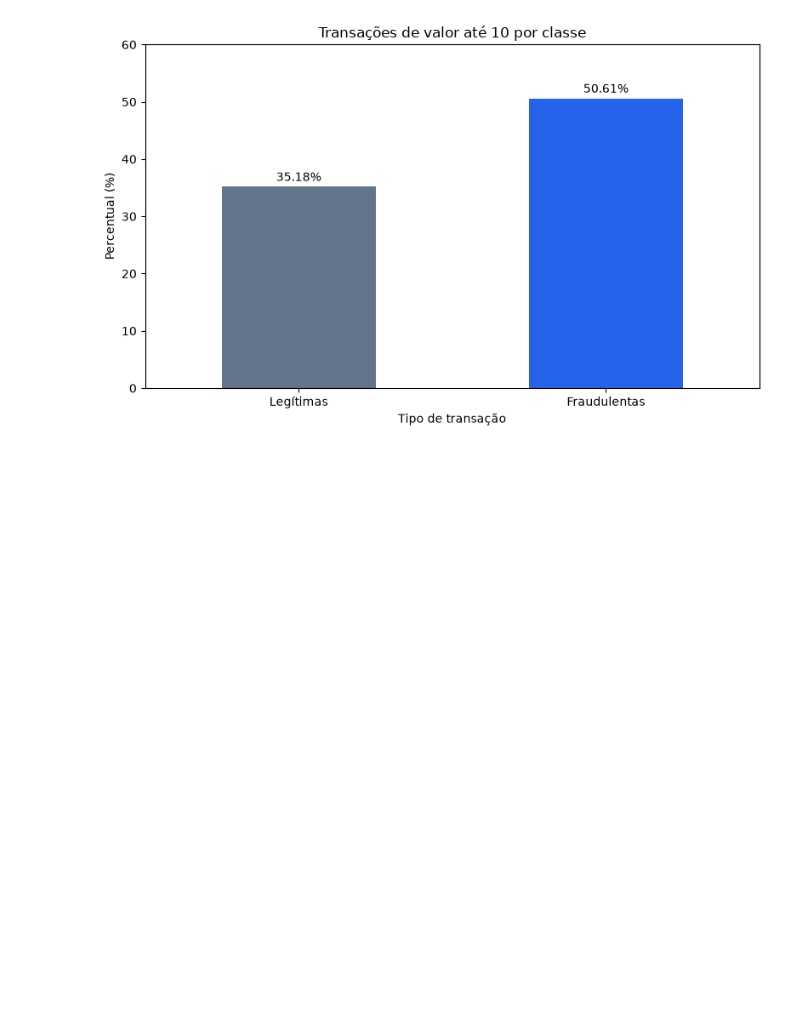
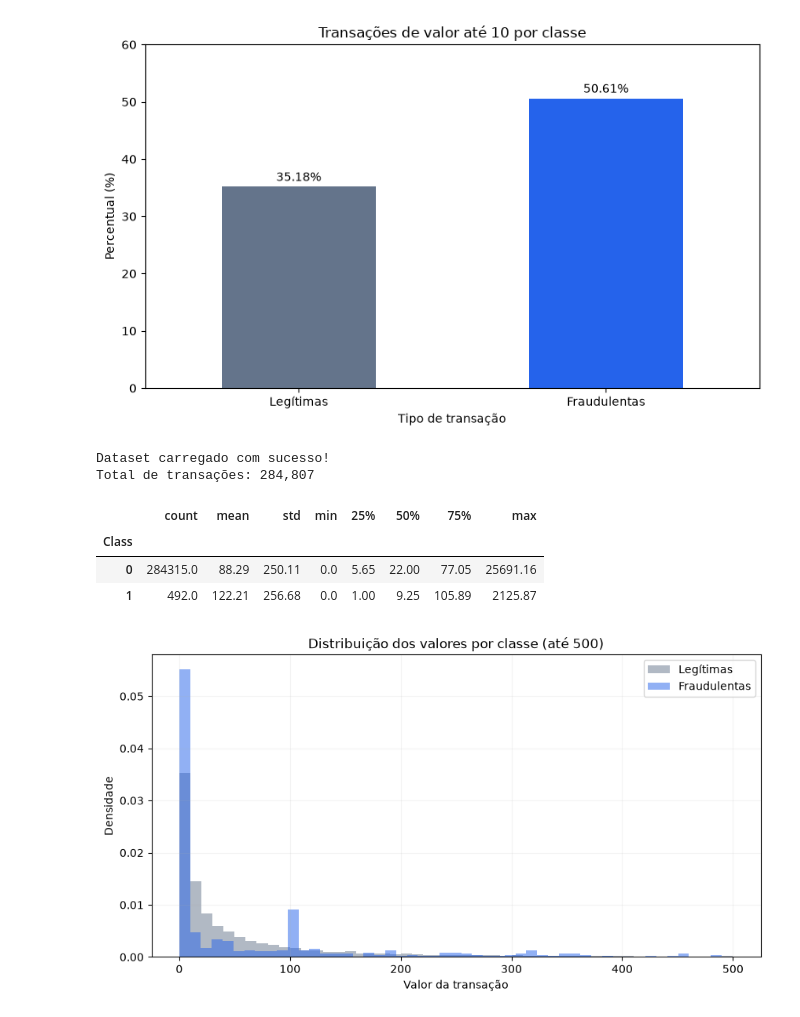
Before and after one commit to jouborges/tech-guide, a Jupyter notebook: fraud-analytics/notebooks/01_exploracao_dados.ipynb, the cells around one changed output. Cells and saved outputs as stored; diff of their text form; code cells hidden in the pictures; blank space fills up the shorter version.

```diff
--- a/fraud-analytics/notebooks/01_exploracao_dados.ipynb
+++ b/fraud-analytics/notebooks/01_exploracao_dados.ipynb
@@ -318,3 +318,51 @@ plt.tight_layout()
 plt.show()
 # %% [output]
 [figure]
+# %%
+import pandas as pd
+
+df = pd.read_csv("../data/raw/creditcard.csv")
+
+print("Dataset carregado com sucesso!")
+print(f"Total de transações: {len(df):,}")
+# %% [output]
+Dataset carregado com sucesso!
+Total de transações: 284,807
+# %%
+df.groupby("Class")["Amount"].describe().round(2)
+# %% [output]
+|  | count | mean | std | min | 25% | 50% | 75% | max |
+| Class |  |  |  |  |  |  |  |  |
+| 0 | 284315.0 | 88.29 | 250.11 | 0.0 | 5.65 | 22.00 | 77.05 | 25691.16 |
+| 1 | 492.0 | 122.21 | 256.68 | 0.0 | 1.00 | 9.25 | 105.89 | 2125.87 |
+# %%
+import matplotlib.pyplot as plt
+
+plt.figure(figsize=(10, 5))
+
+for classe, nome, cor in [
+    (0, "Legítimas", "#64748b"),
+    (1, "Fraudulentas", "#2563eb")
+]:
+    valores = df.loc[
+        (df["Class"] == classe) & (df["Amount"] <= 500),
+        "Amount"
+    ]
+
+    plt.hist(
+        valores,
+        bins=50,
+        density=True,
+        alpha=0.5,
+        label=nome,
+        color=cor
+    )
+
+plt.title("Distribuição dos valores por classe (até 500)")
+plt.xlabel("Valor da transação")
+plt.ylabel("Densidade")
+plt.legend()
+plt.grid(alpha=0.15)
+plt.show()
+# %% [output]
+[figure, added]
```
Also changed, not shown: parts of 24 cells of this notebook, 4 other files.
